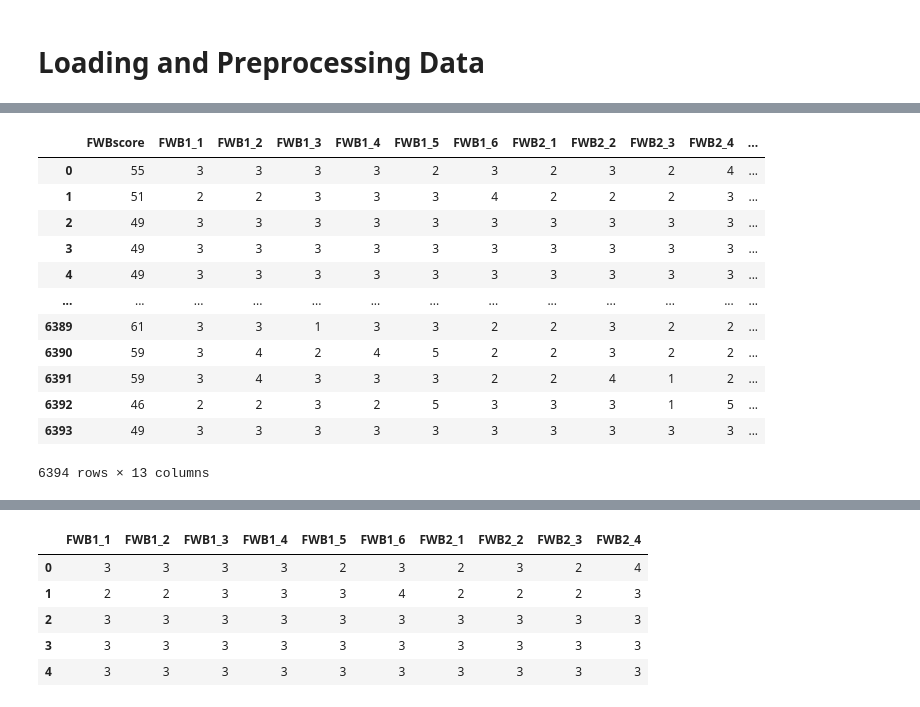
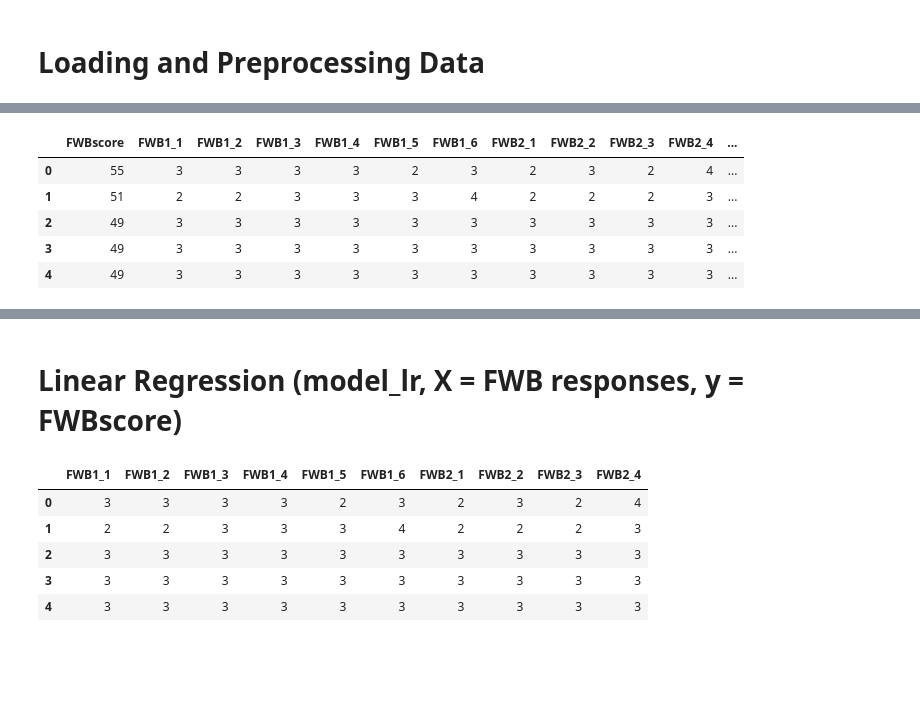
Before and after one commit to jeffdubo/project-4-financial-well-being, a Jupyter notebook: etl/fwb_data_matt.ipynb, the cells around one changed output, grey strips where cells are left out. Saved outputs shown, nothing was run; the diff lists cells and outputs as text; code cells hidden in the pictures; blank space fills up the shorter version.

```diff
--- a/etl/fwb_data_matt.ipynb
+++ b/etl/fwb_data_matt.ipynb
@@ -9,6 +10,5 @@ from sklearn.linear_model import LinearRegression
 # Loading and Preprocessing Data
 # %%
 # Load data
-file_path = Path("resources/NFWBS_PUF_2016_data.csv")
+file_path = Path("../resources/NFWBS_PUF_2016_data.csv")
 df = pd.read_csv(file_path)
-df.head()
@@ -22,0 +15,20 @@ df.head()
+# %%
+# Store columns for each scale in a variable
+fwb_cols = ['FWBscore', 'FWB1_1', 'FWB1_2', 'FWB1_3', 'FWB1_4', 'FWB1_5', 'FWB1_6',
+            'FWB2_1', 'FWB2_2', 'FWB2_3', 'FWB2_4']
+fs_cols = ['FSscore', 'FS1_1', 'FS1_2', 'FS1_3', 'FS1_4', 'FS1_5', 'FS1_6', 'FS1_7',
+            'FS2_1', 'FS2_2', 'FS2_3']
+lm_cols = ['LMscore', 'FINKNOWL1', 'FINKNOWL2', 'FINKNOWL3',
+           'FK1correct', 'FK2correct', 'FK3correct']
+kh_cols = ['KHscore', 'KHKNOWL1', 'KHKNOWL2','KHKNOWL3','KHKNOWL4','KHKNOWL5',
+           'KHKNOWL6','KHKNOWL7','KHKNOWL8','KHKNOWL9', 'KH1correct', 'KH2correct',
+           'KH3correct', 'KH4correct', 'KH5correct', 'KH6correct', 'KH7correct',
+           'KH8correct', 'KH9correct']
+# %%
+#create list of survey questions that weren't asked to all respondents and columns that had nonsubstantive value codes (ie. 98 and 99)
+base = ['VALUERANGES', 'MORTGAGE','PAIDHELP','SOCSEC1','SOCSEC2','SOCSEC3','LIFEEXPECT','RETIRE','PCTLT200FPL','HOUSERANGES','SAVINGSRANGES']
+
+# drop columns from using the list above
+df = df.copy()
+df.drop(columns=base, inplace=True)
+df.head()
@@ -23,5 +43,3 @@ df.head()
 # %%
-#drop columns that have -2 response value (Question not asked because respondent not in item base)
-data_df = data_df[['FWBscore','FWB1_1','FWB1_2','FWB1_3','FWB1_4','FWB1_5','FWB1_6',
-                   'FWB2_1','FWB2_2','FWB2_3','FWB2_4','finalwt']]
-data_df
+# Create dataframe just for Financial Well-Being (FWB) responses, scores and the finalwt
+fwb_df = pd.concat([df[fwb_cols], df[['finalwt']]], axis=1)
@@ -42,18 +46,12 @@ data_df
 # %%
-data_df['wt_score_df'] = data_df['FWBscore']*data_df['finalwt']
-data_df
+# Calculate the weighted score
+fwb_df['wt_score_df'] = data_df['FWBscore']*data_df['finalwt']
+fwb_df.head()
 # %% [output]
 |  | FWBscore | FWB1_1 | FWB1_2 | FWB1_3 | FWB1_4 | FWB1_5 | FWB1_6 | FWB2_1 | FWB2_2 | FWB2_3 | FWB2_4 | ... |
 | 0 | 55 | 3 | 3 | 3 | 3 | 2 | 3 | 2 | 3 | 2 | 4 | ... |
 | 1 | 51 | 2 | 2 | 3 | 3 | 3 | 4 | 2 | 2 | 2 | 3 | ... |
 | 2 | 49 | 3 | 3 | 3 | 3 | 3 | 3 | 3 | 3 | 3 | 3 | ... |
 | 3 | 49 | 3 | 3 | 3 | 3 | 3 | 3 | 3 | 3 | 3 | 3 | ... |
 | 4 | 49 | 3 | 3 | 3 | 3 | 3 | 3 | 3 | 3 | 3 | 3 | ... |
-| ... | ... | ... | ... | ... | ... | ... | ... | ... | ... | ... | ... | ... |
-| 6389 | 61 | 3 | 3 | 1 | 3 | 3 | 2 | 2 | 3 | 2 | 2 | ... |
-| 6390 | 59 | 3 | 4 | 2 | 4 | 5 | 2 | 2 | 3 | 2 | 2 | ... |
-| 6391 | 59 | 3 | 4 | 3 | 3 | 3 | 2 | 2 | 4 | 1 | 2 | ... |
-| 6392 | 46 | 2 | 2 | 3 | 2 | 5 | 3 | 3 | 3 | 1 | 5 | ... |
-| 6393 | 49 | 3 | 3 | 3 | 3 | 3 | 3 | 3 | 3 | 3 | 3 | ... |
-6394 rows × 13 columns
 # %%
@@ -68,5 +67,7 @@ data_df.describe()
 | 50% | 56.000000 | 3.000000 | 3.000000 | 2.000000 | 3.000000 | 3.000000 | 3.000000 | 2.000000 | 3.000000 | 2.000000 | 3.000000 | ... |
 | 75% | 65.000000 | 4.000000 | 4.000000 | 3.000000 | 4.000000 | 4.000000 | 4.000000 | 3.000000 | 4.000000 | 3.000000 | 3.000000 | ... |
 | max | 95.000000 | 5.000000 | 5.000000 | 5.000000 | 5.000000 | 5.000000 | 5.000000 | 5.000000 | 5.000000 | 5.000000 | 5.000000 | ... |
+# %% [markdown]
+# Linear Regression (model_lr, X = FWB responses, y = FWBscore)
 # %%
 # Define features set
```
Also changed, not shown: parts of 59 cells of this notebook.
